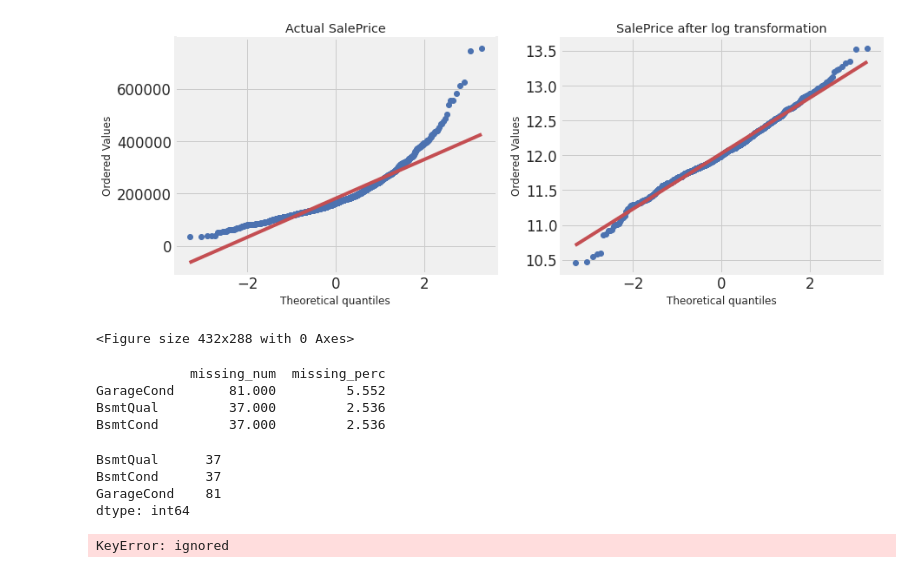
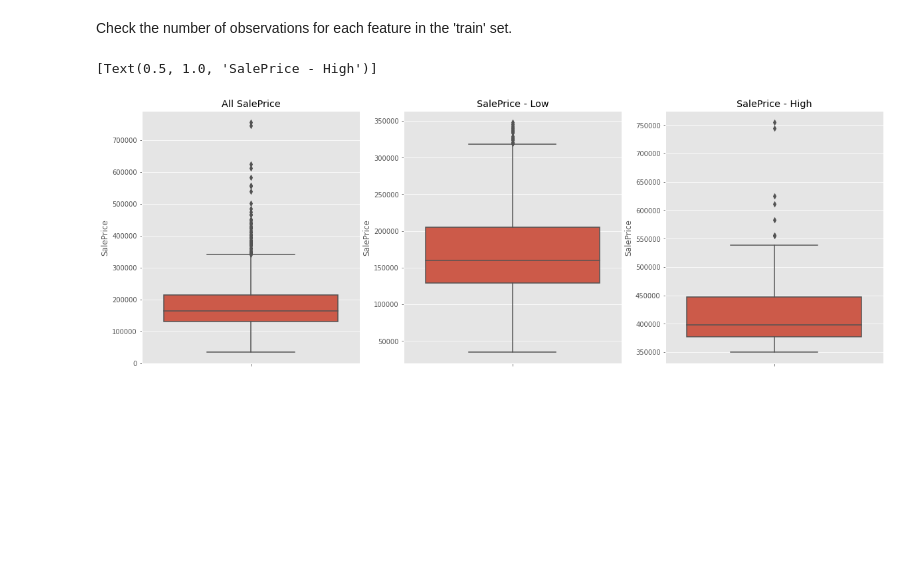
Before and after one commit to cgoeser1/MSDS422_course_assignments, a Jupyter notebook: AmesHousing(2021SEP24).ipynb, the cells around one changed output. Cells and saved outputs as stored; diff of their text form; code cells hidden in the pictures; blank space fills up the shorter version.

```diff
--- a/AmesHousing(2021SEP24).ipynb
+++ b/AmesHousing(2021SEP24).ipynb
@@ -81,14 +61,0 @@ plt.show()
-# %%
-figure = plt.figure(figsize = (13,5))
-plt.subplot(1,2,1)
-stats.probplot(train.SalePrice, plot = plt)
-plt.title('Actual SalePrice')
-plt.subplot(1,2,2)
-train.SalePrice = np.log(train.SalePrice)
-stats.probplot(train.SalePrice, plot = plt)
-plt.title('SalePrice after log transformation')
-plt.show()
-plt.savefig('SalePrice.jpg')
-# %% [output]
-[figure, removed]
-<Figure size 432x288 with 0 Axes>
@@ -101,29 +62,15 @@ na = na.sort_values(by = 'missing_perc', ascending = False)
-# %%
-print(na)
-# %% [output]
-            missing_num  missing_perc
-GarageCond       81.000         5.552
-BsmtQual         37.000         2.536
-BsmtCond         37.000         2.536
-# %%
-train.drop(['PoolQC', 'MiscFeature', 'Alley', 'Fence', 'FireplaceQu', \
-            'LotFrontage', 'GarageType', 'GarageYrBlt',  'GarageFinish',\
-            'BsmtExposure', 'BsmtFinType2', 'BsmtFinType1', 'MasVnrArea', \
-            'MasVnrType'], axis = 1, inplace = True)
-# %%
-missing.head()
-# %% [output]
-BsmtQual      37
-BsmtCond      37
-GarageCond    81
-dtype: int64
-# %%
-train.drop(train[train.Electrical.isna()].index, axis = 0, inplace = True)
-NA = [ 'GarageQual', 'GarageCond', 'BsmtCond', 'BsmtQual']
-
-for na in NA:
-  train[na].fillna('NA', inplace = True)
-  train['MasVnrArea'].fillna(0, inplace = True)
-  train['LotFrontage'].fillna(0, inplace = True)
-# %% [output]
-KeyError: ignored
+# %% [markdown]
+Check the number of observations for each feature in the 'train' set.
+# %%
+## Check for Outliers. It looks like $350,000 is the max of IQR,
+## so it may make sense to split into two sets ('low' and 'high') based on this price.
+train_low = train[train.SalePrice<350000]
+train_hi = train[train.SalePrice>=350000]
+
+fig, (ax0, ax1, ax2) = plt.subplots(ncols=3, figsize=(20,7), sharey=False)
+sns.boxplot(y=train['SalePrice'], data=train, ax=ax0).set(title='All SalePrice')
+sns.boxplot(y=train_low['SalePrice'], data=train_low, ax=ax1).set(title='SalePrice - Low')
+sns.boxplot(y=train_hi['SalePrice'], data=train_hi, ax=ax2).set(title='SalePrice - High')
+# %% [output]
+[Text(0.5, 1.0, 'SalePrice - High')]
+[figure, added]
```
Also changed, not shown: parts of 71 cells of this notebook.
